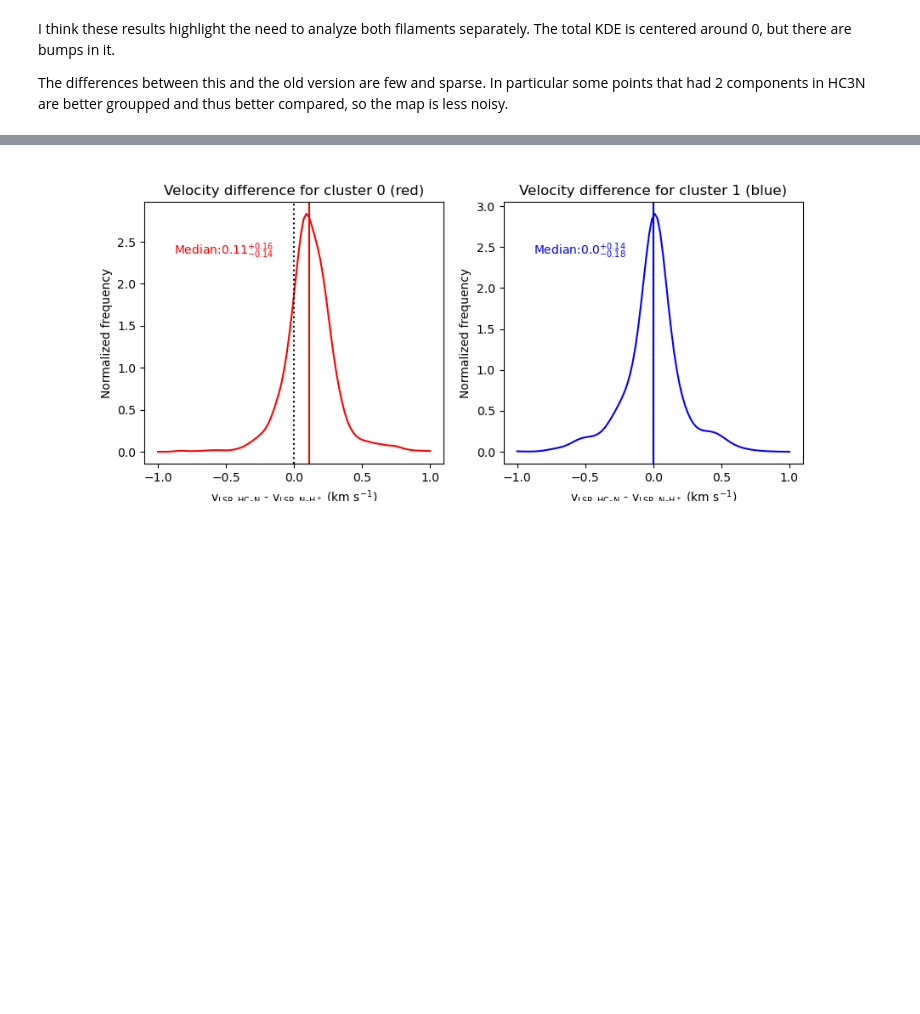
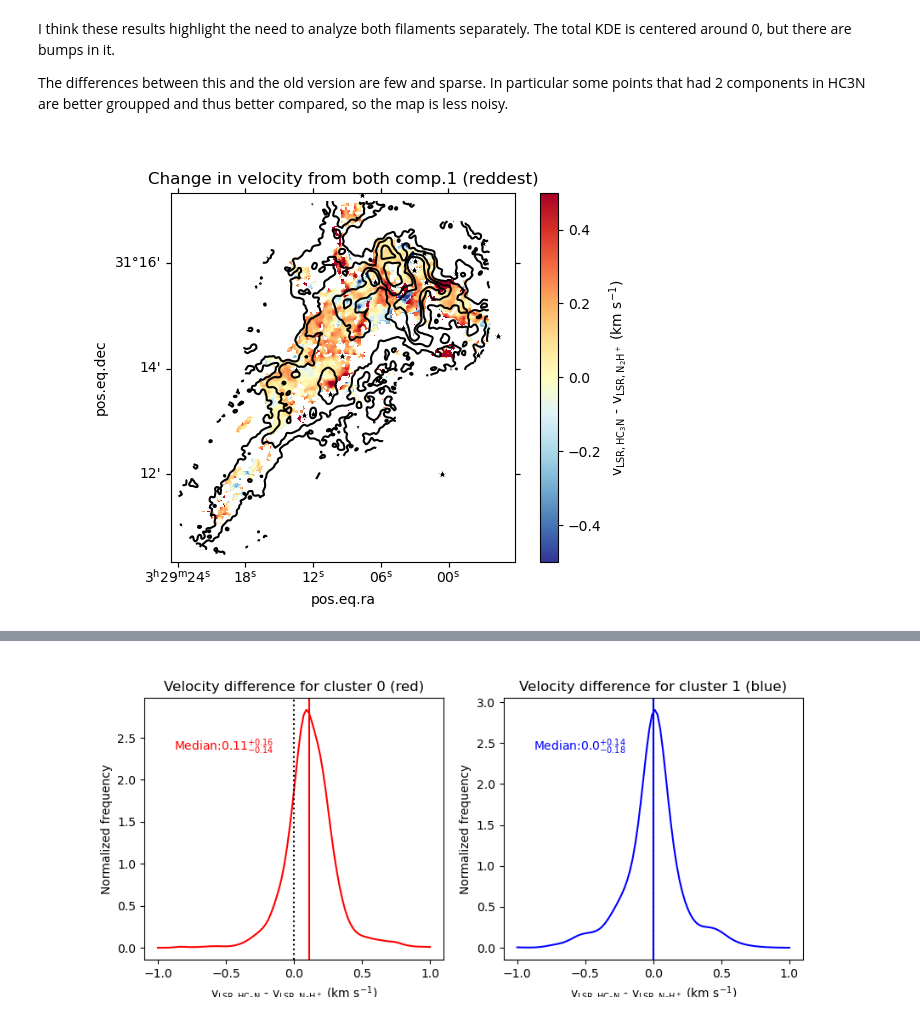
Before and after one commit to tere-valdivia/propstar_gasflow, a Jupyter notebook: clustering/comparison_velocities_N2Hp_HC3N.ipynb, the cells around one changed output, grey strips where cells are left out. Cells and saved outputs as stored; diff of their text form; code cells hidden in the pictures; blank space fills up the shorter version.

```diff
--- a/clustering/comparison_velocities_N2Hp_HC3N.ipynb
+++ b/clustering/comparison_velocities_N2Hp_HC3N.ipynb
@@ -38,6 +38,7 @@ clump0_N2Hp, headerN2Hp = fits.getdata(clump0_N2Hp_file+'.fits', header=True)
 clump1_N2Hp = fits.getdata(clump1_N2Hp_file+'.fits')
 clump_HC3N, headerHC3N = fits.getdata(clump_HC3N_file+'.fits', header=True)
 
+wcssky = WCS(headerN2Hp).celestial
 # then we need to reproject:
 if not os.path.exists(clump_HC3N_file+'_reproject.fits') or overwrite:
     clump_HC3N_rep, footprint = reproject_interp(fits.PrimaryHDU(clump_HC3N, headerHC3N), headerN2Hp)
@@ -194,3 +195,22 @@ if not os.path.exists(diff_HC3N_0_N2Hp_0_file) or overwrite:
     fits.writeto(diff_HC3N_0_N2Hp_0_file, diff_HC3N_0_w_clump0, headerdiff, overwrite=True)
 if not os.path.exists(diff_HC3N_1_N2Hp_1_file) or overwrite:
     fits.writeto(diff_HC3N_1_N2Hp_1_file, diff_HC3N_1_w_clump1, headerdiff,  overwrite=True)
+# %%
+sourcecat = '../data/my_catalog_vel.csv'
+catalog_protostars = pd.read_csv(sourcecat)
+# %%
+vmin =-.5
+vmax = .5
+fig = plt.figure()
+ax = fig.add_subplot(111, projection=wcssky)
+
+im = ax.imshow(diff_HC3N_0_w_clump0[0], cmap='RdYlBu_r', interpolation='nearest', vmin=vmin, vmax=vmax)
+fig.colorbar(im, ax=ax, label=r'v$_{\mathrm{LSR, HC}_3\mathrm{N}}$ - v$_{\mathrm{LSR, N}_2\mathrm{H}^+}$ (km s$^{-1}$)')
+ax.set_title('Change in velocity from both comp.1 (reddest)')
+for i in catalog_protostars.index.values:
+    ax.scatter(catalog_protostars.loc[i, 'RAJ2000'], catalog_protostars.loc[i, 'DEJ2000'],
+               transform=ax.get_transform('world'), marker='*', facecolor='k', edgecolor='w', s=70)
+ax.contour(fits.getdata('../data/NGC1333-N2Hp_match_kms_F1F_01_12_K_5_10_mom0.fits'), colors='k', levels=[0.5,1,2,3])
+fig.savefig('diff_HC3N_0_w_N2Hp_0.pdf', bbox_inches='tight', dpi=300)
+# %% [output]
+[figure, added]
```
Also changed, not shown: parts of 1 cell of this notebook, 59 other files.
